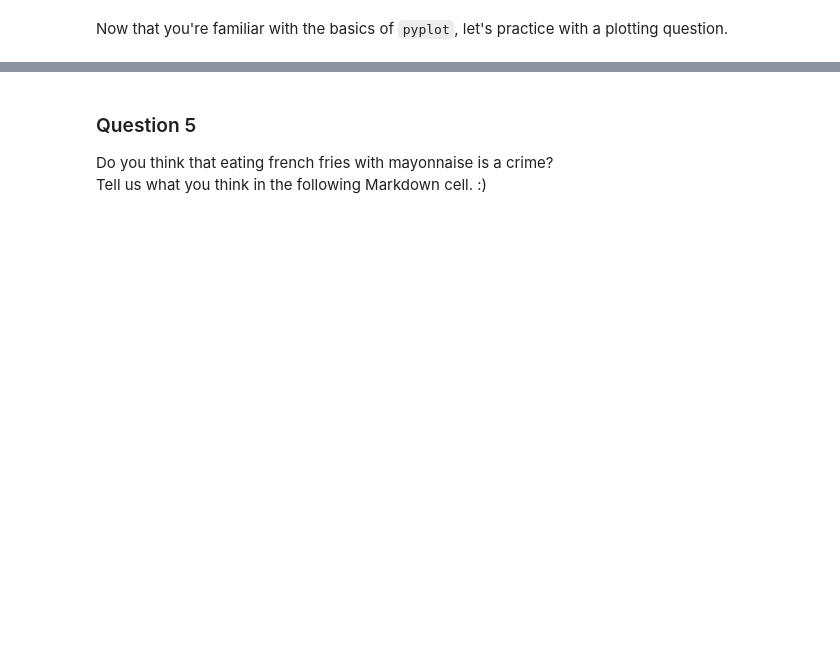
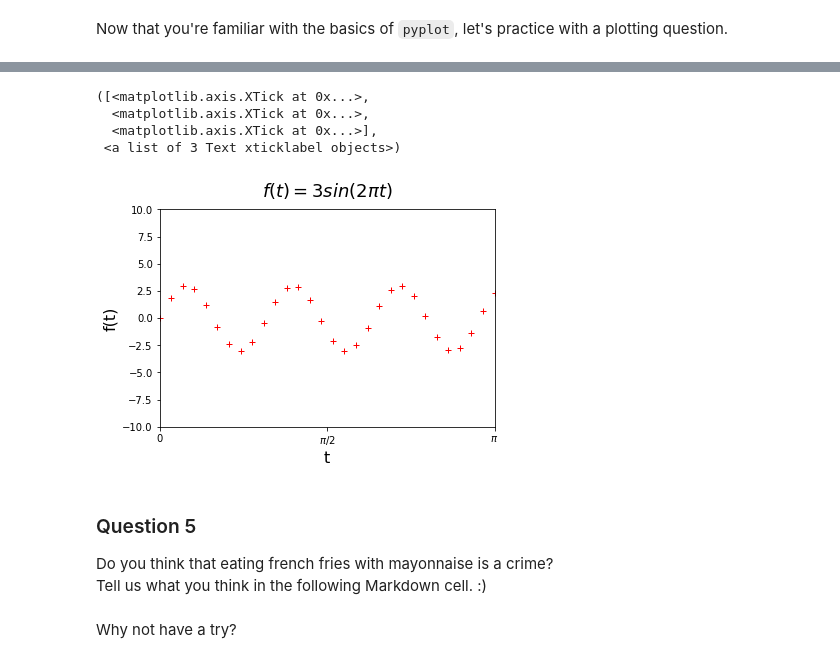
Before and after one commit to zhugeyicixin/DataSci200, a Jupyter notebook: labs/lab01/lab01.ipynb, the cells around one changed output, grey strips where cells are left out. Drawn from its saved outputs; the diff is of its cells as text; code cells hidden in the pictures; blank space fills up the shorter version.

```diff
--- a/labs/lab01/lab01.ipynb
+++ b/labs/lab01/lab01.ipynb
@@ -318,8 +452,32 @@ Hint 3: Make sure you add `plt.xlabel`, `plt.ylabel`, `plt.title`.
+# %%
+x = np.linspace(0, np.pi, 30)
+y = 3*np.sin(2*np.pi*x)
+
+fig = plt.figure(1)
+ax = fig.add_subplot(111)
+# plt.subplots_adjust(left=0.09, bottom=0.26,right=0.95,top=0.95,wspace=0.2,hspace=0.4)
+plt.plot(x, y, 'r+')
+plt.title('$f(t)=3sin(2\pi t)$', size=18, y=1.03)
+plt.xlabel('t', size=16)
+plt.ylabel('f(t)', size=16)
+# ax.tick_params(axis='both', which='major', labelsize=26)
+# plt.legend(loc='best', fontsize=26)
+plt.xlim(0, np.pi)
+plt.ylim(-10, 10)
+plt.xticks([0, np.pi/2, np.pi], [0, '$\pi/2$', '$\pi$'])
+# %% [output]
+([<matplotlib.axis.XTick at 0x...>,
+  <matplotlib.axis.XTick at 0x...>,
+  <matplotlib.axis.XTick at 0x...>],
+ <a list of 3 Text xticklabel objects>)
+[figure, added]
 # %% [markdown]
 ### Question 5
 
 Do you think that eating french fries with mayonnaise is a crime?
 Tell us what you think in the following Markdown cell. :)
+# %% [markdown]
+Why not have a try?
 # %%
 # Save your notebook first, then run this cell to submit.
 ok.submit()
```
Also changed, not shown: parts of 35 cells of this notebook.
